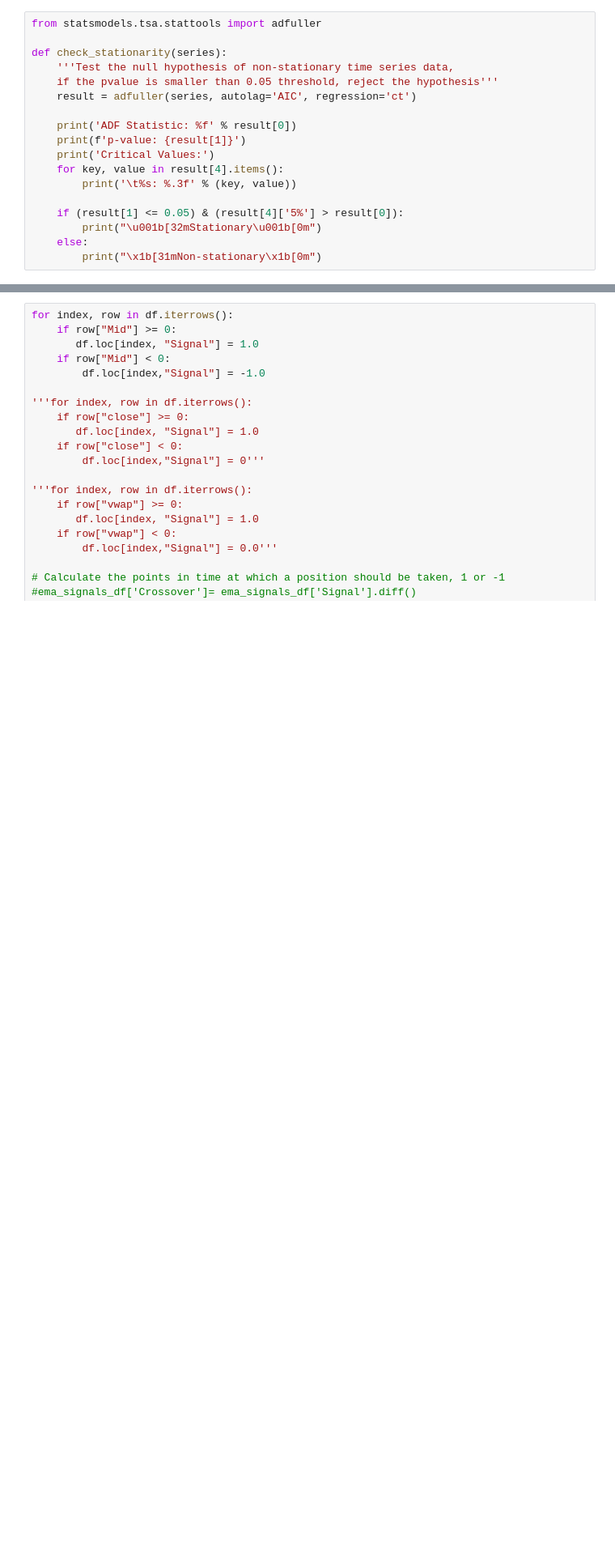
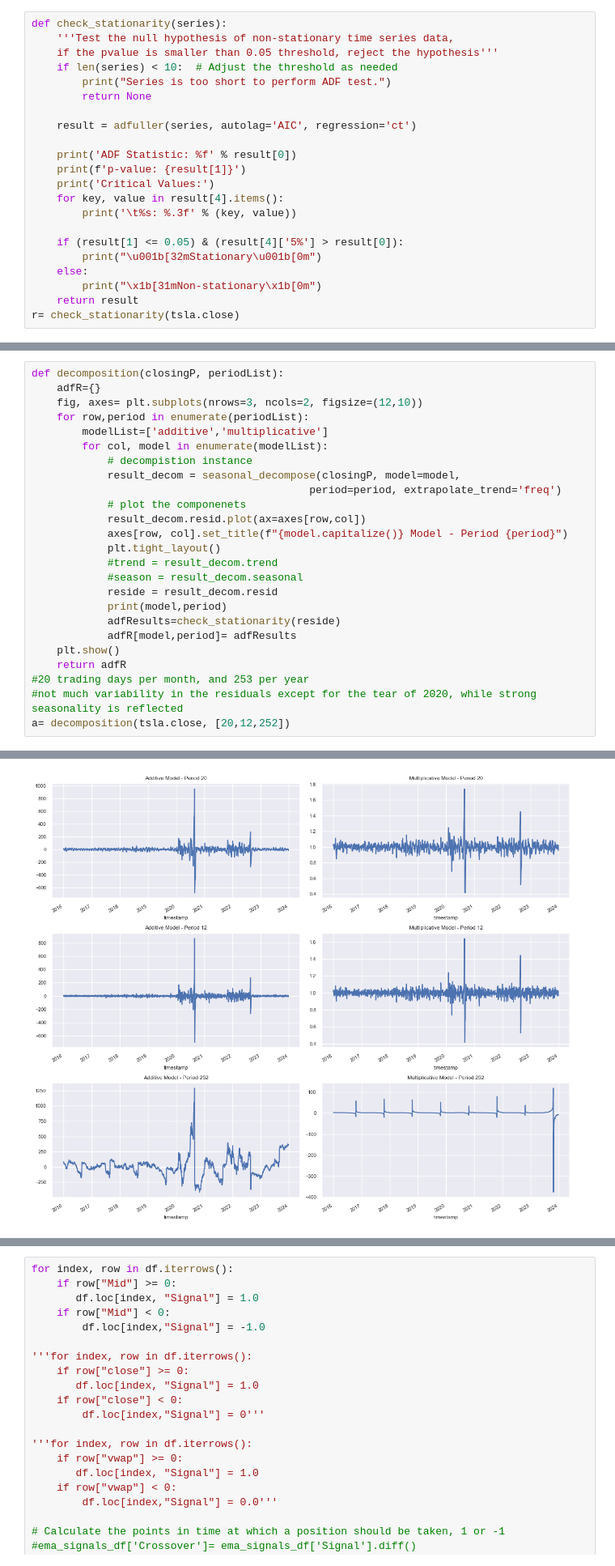
Before and after one commit to niharraju4/Sentimental-Analysis-for-Energy-and-power-Stocks-Predictions, a Jupyter notebook: MidForecast.ipynb, the cells around one changed output, grey strips where cells are left out. Shown at 81% size. Drawn from its saved outputs; the diff is of its cells as text; blank space fills up the shorter version.

```diff
--- a/MidForecast.ipynb
+++ b/MidForecast.ipynb
@@ -80,9 +101,11 @@ array([[<Axes: xlabel='timestamp'>],
 # %%
-from statsmodels.tsa.stattools import adfuller
-
 def check_stationarity(series):
     '''Test the null hypothesis of non-stationary time series data,
     if the pvalue is smaller than 0.05 threshold, reject the hypothesis'''
+    if len(series) < 10:  # Adjust the threshold as needed
+        print("Series is too short to perform ADF test.")
+        return None
+
     result = adfuller(series, autolag='AIC', regression='ct')
 
     print('ADF Statistic: %f' % result[0])
@@ -95,3 +118,5 @@ def check_stationarity(series):
         print("\u001b[32mStationary\u001b[0m")
     else:
         print("\x1b[31mNon-stationary\x1b[0m")
+    return result
+r= check_stationarity(tsla.close)
@@ -139,0 +131,26 @@ Non-stationary
+# %%
+def decomposition(closingP, periodList):
+    adfR={}
+    fig, axes= plt.subplots(nrows=3, ncols=2, figsize=(12,10))
+    for row,period in enumerate(periodList):
+        modelList=['additive','multiplicative']
+        for col, model in enumerate(modelList):
+            # decompistion instance
+            result_decom = seasonal_decompose(closingP, model=model,
+                                            period=period, extrapolate_trend='freq')
+            # plot the componenets
+            result_decom.resid.plot(ax=axes[row,col])
+            axes[row, col].set_title(f"{model.capitalize()} Model - Period {period}")
+            plt.tight_layout()
+            #trend = result_decom.trend
+            #season = result_decom.seasonal
+            reside = result_decom.resid
+            print(model,period)
+            adfResults=check_stationarity(reside)
+            adfR[model,period]= adfResults
+    plt.show()
+    return adfR
+#20 trading days per month, and 253 per year
+#not much variability in the residuals except for the tear of 2020, while strong seasonality is reflected
+a= decomposition(tsla.close, [20,12,252])
+# %% [output]
@@ -139,0 +174 @@ Non-stationary
+[figure, added]
```
Also changed, not shown: parts of 24 cells of this notebook.
